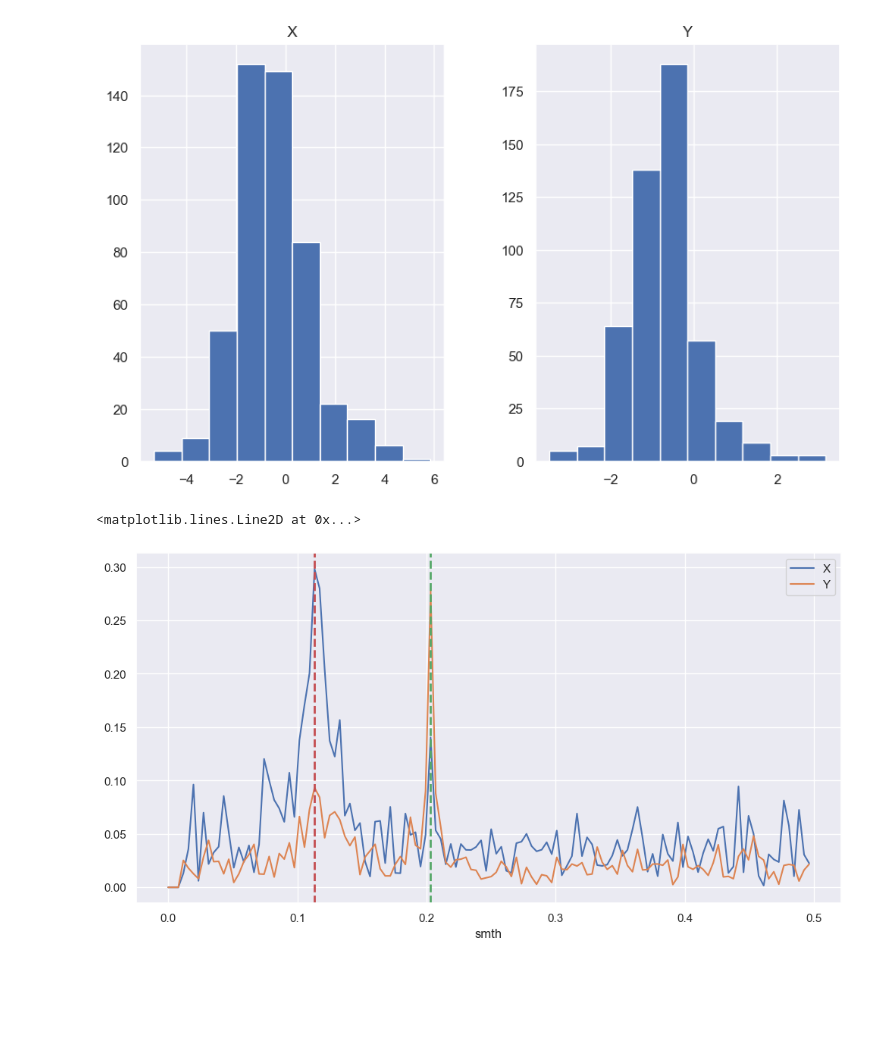
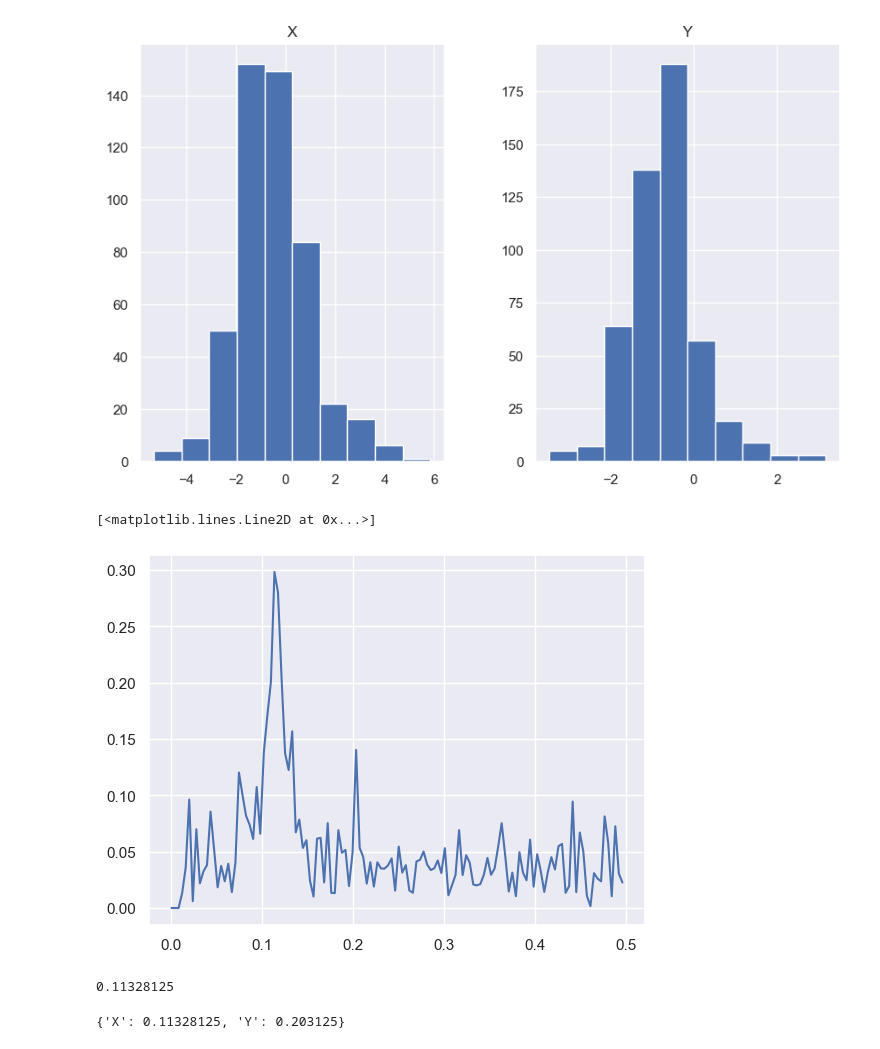
Before and after one commit to settlermine/jinr_practice, a Jupyter notebook: settlermine.ipynb, the cells around one changed output. Cells and saved outputs as stored; diff of their text form; code cells hidden in the pictures; blank space fills up the shorter version.

Commit message:
Доведены до ума основные функции. Можно переводить их в работу в main

```diff
--- a/settlermine.ipynb
+++ b/settlermine.ipynb
@@ -51,6 +52,6 @@ def find_period_length_fft(data: np.ndarray, **kwargs) -> float:
     return period
 # %%
-def get_gravity_center_positions(summary_resonace: np.ndarray, difference_resonance: np.ndarray, period_length: float) -> np.ndarray:
+def get_beam_center_positions(summary_resonace: np.ndarray, difference_resonance: np.ndarray, period_length: float) -> np.ndarray:
     """Фукнция для вычисления координат центра масс по заданным суммарным и разностным резонансом для одной из осей.
 
     Args:
@@ -99,0 +96,16 @@ def find_main_frequence_index(frequences, slice_percentage=1, data_length=256, n
+# %%
+def get_spectrum(coordinate_vector, number_of_samples=2**8, offset=3, is_left_part=True): # Рассчитывает спектр и амплитуды ДОПИСАТЬ, ЧТОБЫ ВОЗВРАЩАЛА СПЕКТР
+    fourier_transformed_vector = scipy.fft.fft(np.array(coordinate_vector)[:number_of_samples]) / data_length #Просто нормировка
+
+    sliced_fourier_transformed_vector = np.concatenate([np.zeros(offset), fourier_transformed_vector[3: number_of_samples // 2]])
+
+    amplitudes = np.abs(sliced_fourier_transformed_vector)
+
+    if is_left_part:
+        # frequences = np.linspace(0, 0.5, data_length // 2)
+        frequences = np.arange(0, 0.5, 1 / data_length)
+    else:
+        amplitudes = 1 - amplitudes
+        frequences = np.arange(0.5, 1, 1 / data_length) + 1 / data_length
+
+    return frequences, amplitudes
@@ -139,15 +156,23 @@ plate_size = {}
 plate_size['X'] = 64
 plate_size['Y'] = 33
 # %%
-gravity_center_coords = pd.DataFrame()
+beam_center_coords = pd.DataFrame()
 for axis in ['X', 'Y']:
-    gravity_center_coords[axis] = plate_size[axis] * get_gravity_center_positions(summary_resonance[axis], difference_resonance[axis], period)
-gravity_center_coords.hist(figsize = (10, 6));
+    beam_center_coords[axis] = plate_size[axis] * get_beam_center_positions(summary_resonance[axis], difference_resonance[axis], period)
+beam_center_coords.hist(figsize = (10, 6));
 # %% [output]
 [figure]
+# %%
+amp, freq = get_spectrum(beam_center_coords['X'])
+plt.plot(amp, freq)
+# %% [output]
+[<matplotlib.lines.Line2D at 0x...>]
+[figure, added]
+# %%
+find_main_frequence(amp, freq)
+# %% [output]
+0.11328125
 # %%
-data_length = 256
-
 frequences = pd.DataFrame()
 frequences['smth'] = np.arange(0, 256//2) / 256
 frequences = frequences.set_index('smth')
@@ -156,10 +181,7 @@ main_frequence = {}
 for axis in 'XY':
     frequences[axis] = get_frequences(gravity_center_coords[axis])
     main_frequence[axis] = find_main_frequence_index(frequences[axis], normed=True)
-
-frequences.plot(figsize=(12, 6))
-plt.axvline(main_frequence['X'], ls='--', color='r', lw=2)
-plt.axvline(main_frequence['Y'], ls='--', color='g', lw=2)
-# %% [output]
-<matplotlib.lines.Line2D at 0x...>
-[figure, removed]
+# %%
+print(main_frequence)
+# %% [output]
+{'X': 0.11328125, 'Y': 0.203125}
```
Also changed, not shown: parts of 10 cells of this notebook.
